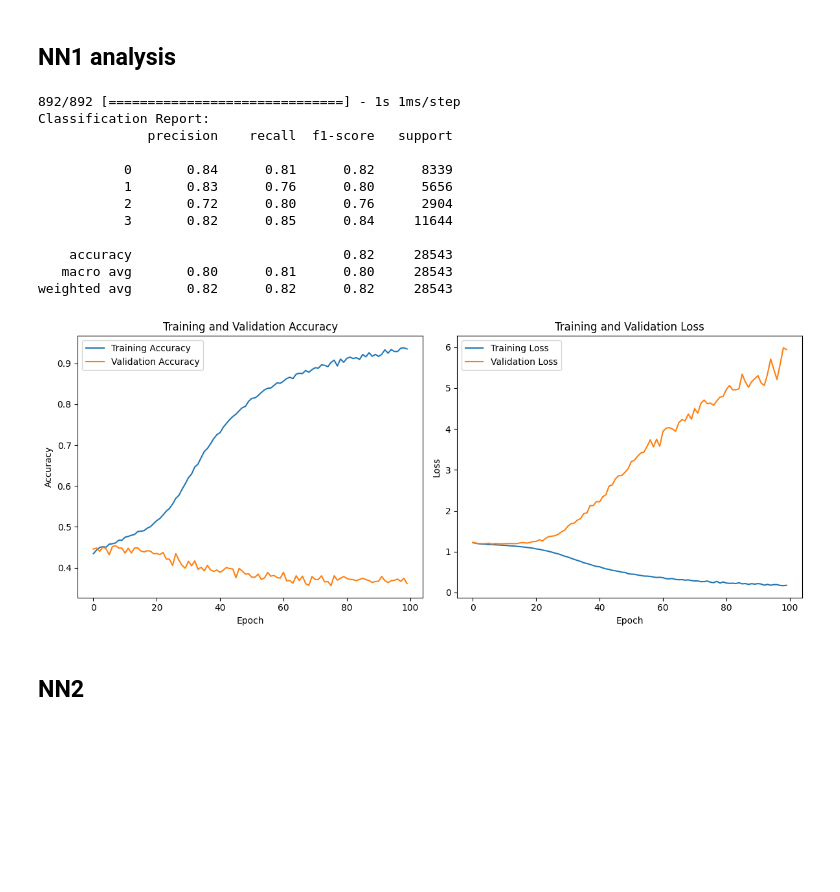
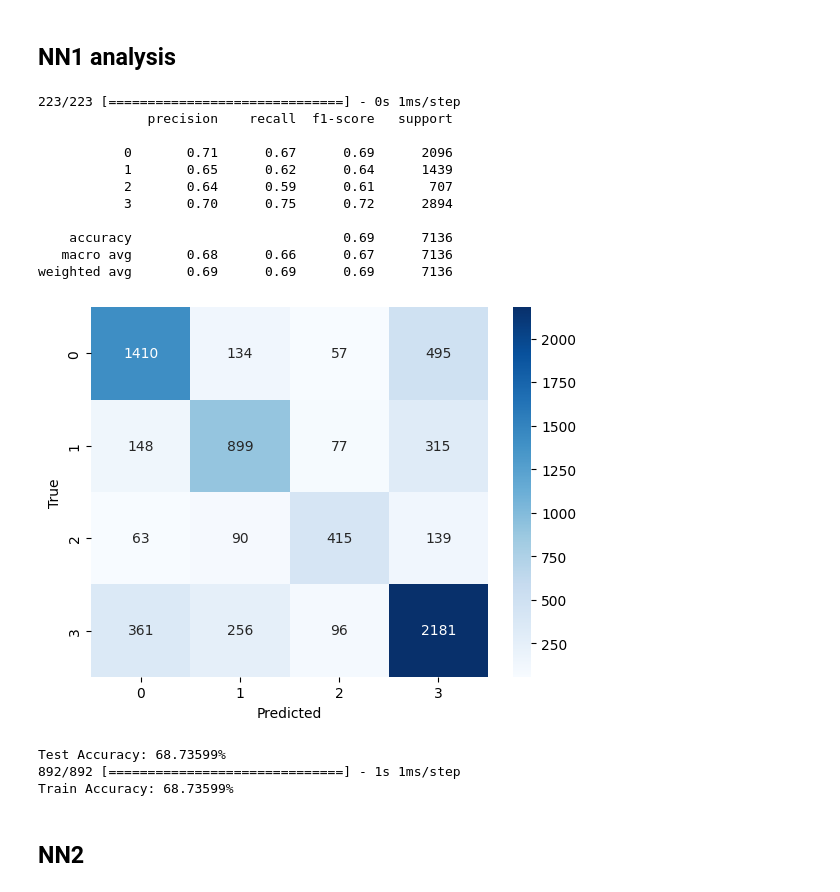
Before and after one commit to WeichenZhang89/ecs-171-ecs, a Jupyter notebook: Improved ML model.ipynb, the cells around one changed output. Drawn from its saved outputs; the diff is of its cells as text; code cells hidden in the pictures; blank space fills up the shorter version.

Commit message:
please refer to "Improved ML model explain"

```diff
--- a/Improved ML model.ipynb
+++ b/Improved ML model.ipynb
@@ -124,47 +133,39 @@ Epoch 25/100
 # %% [markdown]
 ## NN1 analysis
 # %%
-y_pred = nn1.predict(scale_xTrain)
-y_pred_classes = np.argmax(y_pred, axis=1)
-print("Classification Report:")
-print(classification_report(yTrain, y_pred_classes))
+import seaborn as sns
+nn1 = load_model('nn1.h5')
+y_predict = np.argmax(nn1.predict(scale_xTest), axis=1)
 
+print(classification_report(yTest, y_predict))
 
-plt.figure(figsize=(12, 5))
+cf = confusion_matrix(yTest, y_predict)
+sns.heatmap(cf, annot=True, fmt='d', cmap='Blues')
+plt.xlabel('Predicted')
+plt.ylabel('True')
+plt.show()
+nn1_test_accuracy = accuracy_score(yTest, y_predict)
+print(f"Test Accuracy: {nn1_test_accuracy * 100:.5f}%")
 
-plt.subplot(1, 2, 1)
-plt.plot(history.history['accuracy'], label='Training Accuracy')
-plt.plot(history.history['val_accuracy'], label='Validation Accuracy')
-plt.title('Training and Validation Accuracy')
-plt.xlabel('Epoch')
-plt.ylabel('Accuracy')
-plt.legend()
-
-
-plt.subplot(1, 2, 2)
-plt.plot(history.history['loss'], label='Training Loss')
-plt.plot(history.history['val_loss'], label='Validation Loss')
-plt.title('Training and Validation Loss')
-plt.xlabel('Epoch')
-plt.ylabel('Loss')
-plt.legend()
-
-plt.tight_layout()
-plt.show()
+y_predict = np.argmax(nn1.predict(scale_xTrain), axis=1)
+nn1_train_accuracy = accuracy_score(yTrain, y_predict)
+print(f"Train Accuracy: {nn1_test_accuracy * 100:.5f}%")
 # %% [output]
-892/892 [==============================] - 1s 1ms/step
-Classification Report:
+223/223 [==============================] - 0s 1ms/step
               precision    recall  f1-score   support
 
-           0       0.84      0.81      0.82      8339
-           1       0.83      0.76      0.80      5656
-           2       0.72      0.80      0.76      2904
-           3       0.82      0.85      0.84     11644
+           0       0.71      0.67      0.69      2096
+           1       0.65      0.62      0.64      1439
+           2       0.64      0.59      0.61       707
+           3       0.70      0.75      0.72      2894
 
-    accuracy                           0.82     28543
-   macro avg       0.80      0.81      0.80     28543
-weighted avg       0.82      0.82      0.82     28543
+    accuracy                           0.69      7136
+   macro avg       0.68      0.66      0.67      7136
+weighted avg       0.69      0.69      0.69      7136
-[figure, old version]
+[figure, new version]
+Test Accuracy: 68.73599%
+892/892 [==============================] - 1s 1ms/step
+Train Accuracy: 68.73599%
 # %% [markdown]
 ## NN2
 # %%
```
Also changed, not shown: parts of 10 cells of this notebook, 4 other files.
